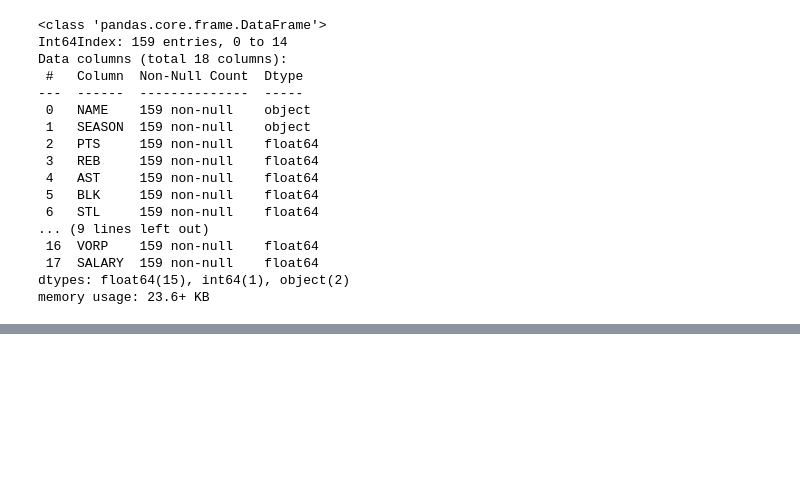
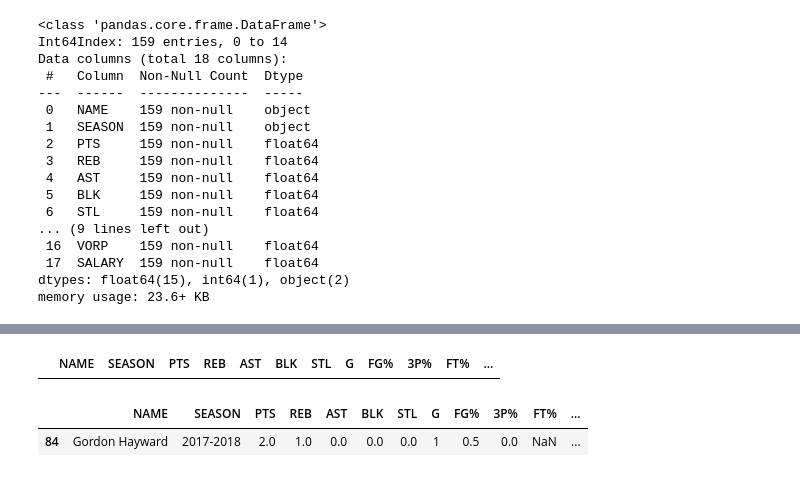
Before and after one commit to Marcial-Medina/Capstone-2---NBA-contracts, a Jupyter notebook: Notebooks/Capstone 2 - Data Wrangling.ipynb, the cells around one changed output, grey strips where cells are left out. Drawn from its saved outputs; the diff is of its cells as text; code cells hidden in the pictures; blank space fills up the shorter version.

```diff
--- a/Notebooks/Capstone 2 - Data Wrangling.ipynb
+++ b/Notebooks/Capstone 2 - Data Wrangling.ipynb
@@ -701,0 +718,10 @@ memory usage: 23.6+ KB
+# %%
+nba_data['3P%'].fillna(0, inplace=True)
+nba_data[np.isnan(nba_data['3P%'])]
+# %% [output]
+|  | NAME | SEASON | PTS | REB | AST | BLK | STL | G | FG% | 3P% | FT% | ... |
+# %%
+nba_data[np.isnan(nba_data['FT%'])]
+# %% [output]
+|  | NAME | SEASON | PTS | REB | AST | BLK | STL | G | FG% | 3P% | FT% | ... |
+| 84 | Gordon Hayward | 2017-2018 | 2.0 | 1.0 | 0.0 | 0.0 | 0.0 | 1 | 0.5 | 0.0 | NaN | ... |
```
Also changed, not shown: parts of 14 cells of this notebook, 2 other files.
